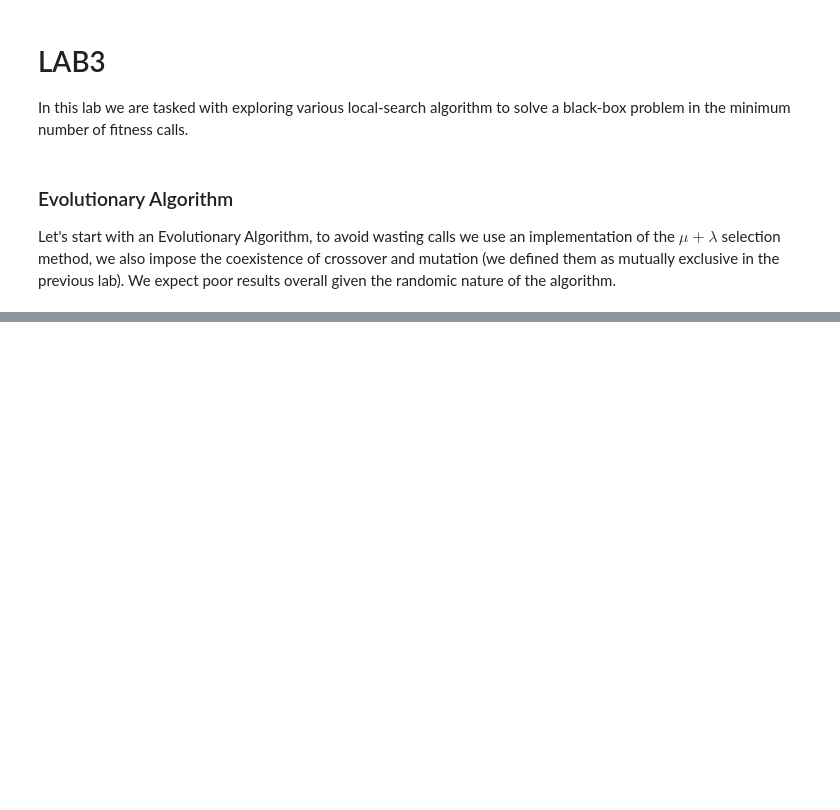
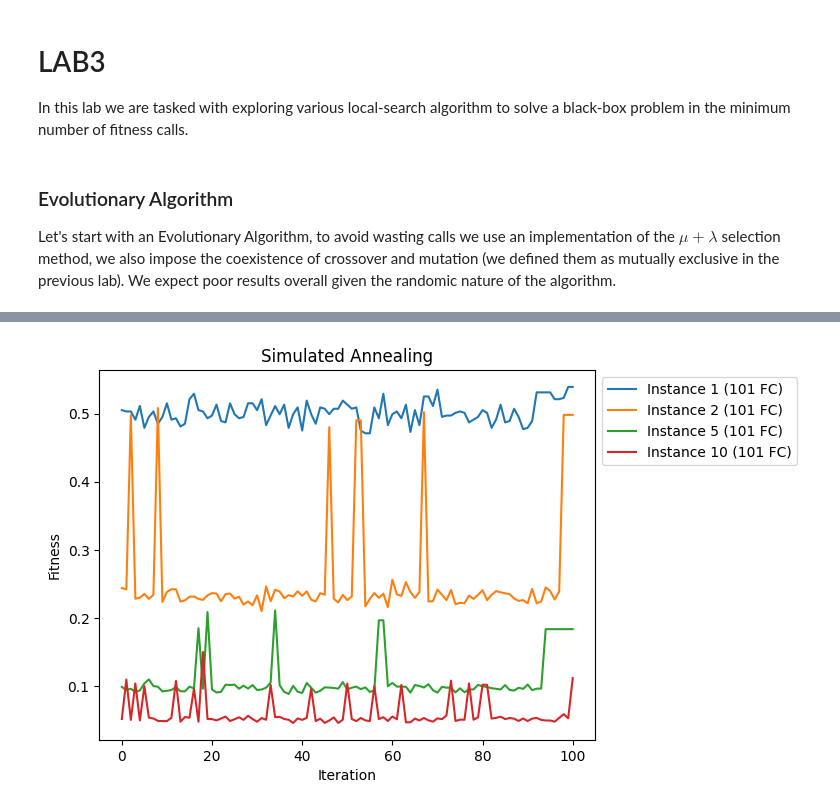
Before and after one commit to GNNatan/compint, a Jupyter notebook: Lab3/lab9.ipynb, the cells around one changed output, grey strips where cells are left out. Cells and saved outputs as stored; diff of their text form; code cells hidden in the pictures; blank space fills up the shorter version.

```diff
--- a/Lab3/lab9.ipynb
+++ b/Lab3/lab9.ipynb
@@ -71,0 +106,48 @@ print(fitness.calls)
+# %%
+p_1 = lab9_lib.make_problem(1)
+p_2 = lab9_lib.make_problem(2)
+p_5 = lab9_lib.make_problem(5)
+p_10 = lab9_lib.make_problem(10)
+
+def neighbor(p:Individual) -> Individual: #We choose a neighbor by flipping half the bits
+    n = p.genome.copy()
+    flip = sample(range(NUM_LOCI), int(NUM_LOCI/2))
+    for f in flip:
+        n[f] = 1 - n[f]
+    return Individual(n)
+
+
+
+def simulated_annealing(fitness, cooling=0.01):
+    current = Individual(choices([0, 1], k=1000))
+    fitness_plot = [current.evaluate(fitness)]
+    t = 1
+    while t > 0:
+        next = neighbor(current)
+        delta = next.evaluate(fitness) - current.evaluate(fitness)
+        if delta > 0:
+            current = next
+        elif random() < exp(delta/t):
+            current = next
+        fitness_plot.append(current.evaluate(fitness))
+        t = t - cooling
+    return fitness_plot, fitness.calls
+
+
+sa1, sa1c = simulated_annealing(p_1)
+sa2, sa2c = simulated_annealing(p_2)
+sa5, sa5c = simulated_annealing(p_5)
+sa10, sa10c = simulated_annealing(p_10)
+x_axis = range(len(sa1))
+
+plt.title("Simulated Annealing")
+plt.xlabel("Iteration")
+plt.ylabel("Fitness")
+plt.plot(x_axis, sa1, label = "Instance 1 ("+str(sa1c)+" FC)")
+plt.plot(x_axis, sa2, label = "Instance 2 ("+str(sa2c)+" FC)")
+plt.plot(x_axis, sa5, label = "Instance 5 ("+str(sa5c)+" FC)")
+plt.plot(x_axis, sa10, label = "Instance 10 ("+str(sa10c)+" FC)")
+plt.legend(loc='upper left', bbox_to_anchor=(1, 1))
+plt.show()
+# %% [output]
+[figure, added]
```
Also changed, not shown: parts of 10 cells of this notebook.
